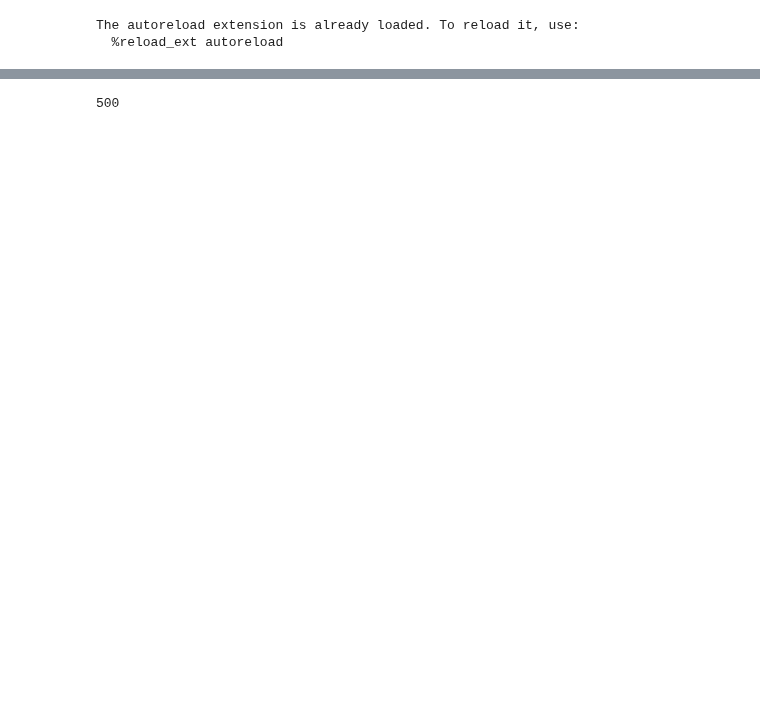
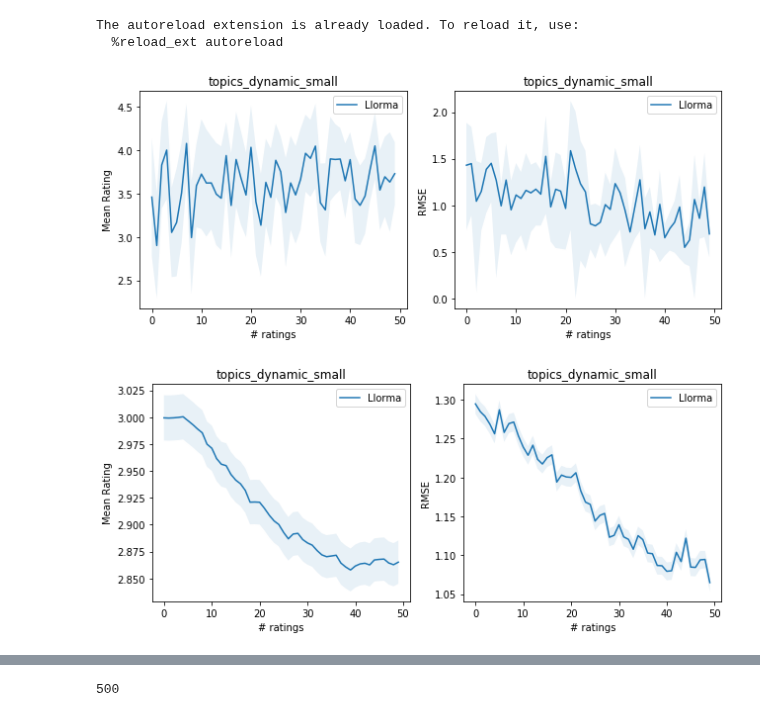
Before and after one commit to berkeley-reclab/RecLab, a Jupyter notebook: experiments/LlormaExp.ipynb, the cells around one changed output, grey strips where cells are left out. Saved outputs shown, nothing was run; the diff lists cells and outputs as text; code cells hidden in the pictures; blank space fills up the shorter version.

```diff
--- a/experiments/LlormaExp.ipynb
+++ b/experiments/LlormaExp.ipynb
@@ -24,8 +24,8 @@ The autoreload extension is already loaded. To reload it, use:
 bucket_name = 'recsys-eval'
 data_dir = 'master'
 
-env_names = ['topics_static_small']
-recommender_names = ['Llorma', 'LibFM']
+env_names = ['topics_dynamic_small']
+recommender_names = ['Llorma']
 
 
 for env_name in env_names:
@@ -43,33 +43,49 @@ for env_name in env_names:
     elif env_name == 'topics_dynamic_small':
         ENV_PARAMS = TOPICS_DYNAMIC_SMALL
     elif env_name == 'latent_static_small':
         ENV_PARAMS = LATENT_STATIC_SMALL
     elif env_name == 'latent_dynamic_small':
         ENV_PARAMS = LATENT_DYNAMIC_SMALL
     else:
         assert False, "environment not implemented!"
 
 
     # Experiment setup.
-    n_trials = 3
+    n_trials = 1
     trial_seeds = [i for i in range(n_trials)]
     num_init_ratings = ENV_PARAMS['optional_params']['num_init_ratings']
     len_trial = get_len_trial(ENV_PARAMS)
     num_users = ENV_PARAMS['params']['num_users']
 
     environment_name = ENV_PARAMS['name']
     env_name = ENV_PARAMS['name']
 
     plot_ratings_mses_s3(recommender_names,
                          len_trial,
                          bucket_name,
                          data_dir,
                          env_name,
                          trial_seeds,
                          plot_dense=False,
                          num_users=num_users,
                          num_init_ratings=num_init_ratings,
                          threshold=10,
                          title=[env_name, env_name])
+
+
+    plot_ratings_mses_s3(recommender_names,
+                         len_trial,
+                         bucket_name,
+                         data_dir,
+                         env_name,
+                         trial_seeds,
+                         plot_dense=True,
+                         num_users=num_users,
+                         num_init_ratings=num_init_ratings,
+                         threshold=10,
+                         title=[env_name, env_name])
+# %% [output]
+[figure, added]
+[figure, added]
 # %%
 bucket_name = 'recsys-eval'
```
Also changed, not shown: parts of 4 cells of this notebook, 1 other file.
